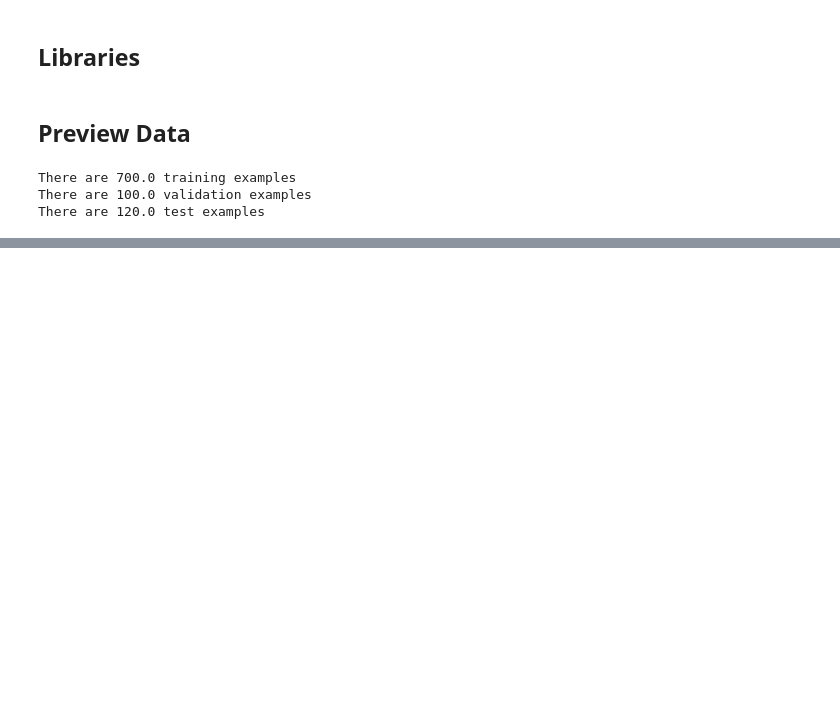
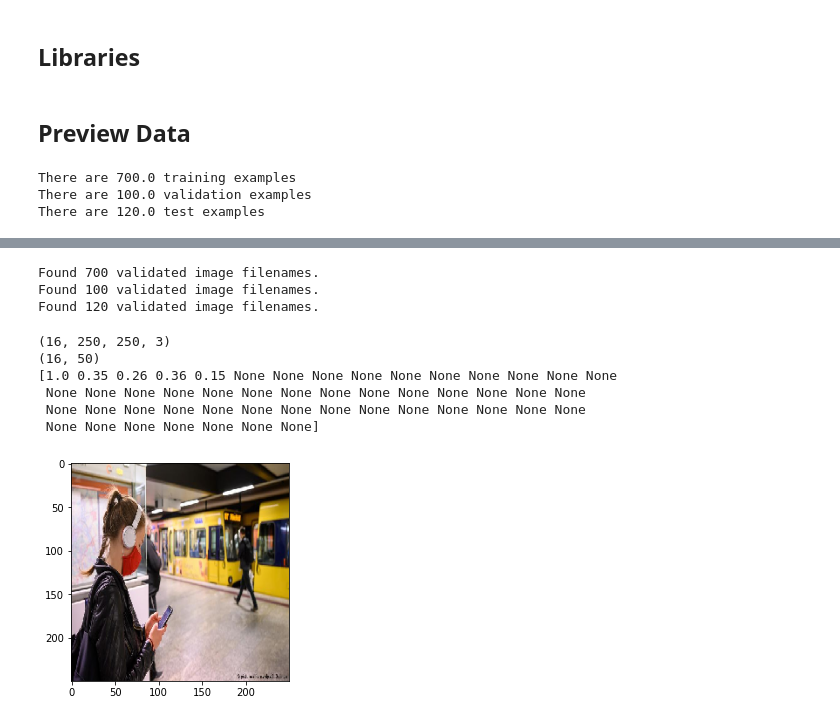
Before and after one commit to pprestridge/FaceMaskDetection, a Jupyter notebook: FaceMaskDetection.ipynb, the cells around one changed output, grey strips where cells are left out. Cells and saved outputs as stored; diff of their text form; code cells hidden in the pictures; blank space fills up the shorter version.

```diff
--- a/FaceMaskDetection.ipynb
+++ b/FaceMaskDetection.ipynb
@@ -222,0 +254,68 @@ print(testDF.shape)
+# %%
+#Get column Names of outputs
+DFCols = trainDF.columns
+XCol   = DFCols[0]
+yCols  = DFCols[1:]
+
+
+#Define Image size and shape
+target_size   = (250,250)
+target_shape = (250,250,3)
+
+#Setup an ImageDataGenerator for our training, validation, and test sets
+trainDatagen = tf.keras.preprocessing.image.ImageDataGenerator(rescale=1.0/255.0)
+trainGenerator = trainDatagen.flow_from_dataframe(dataframe=trainDF,
+                                                 x_col=XCol,
+                                                 y_col=yCols,
+                                                 batch_size=16,
+                                                 class_mode="raw",
+                                                 shuffle=True,
+                                                 color_mode = "rgb",
+                                                 target_size=target_size)
+
+validDatagen = tf.keras.preprocessing.image.ImageDataGenerator(rescale=1.0/255.0)
+validGenerator = validDatagen.flow_from_dataframe(dataframe=validDF,
+                                                 x_col=XCol,
+                                                 y_col=yCols,
+                                                 batch_size=16,
+                                                 class_mode="raw",
+                                                 shuffle=True,
+                                                 color_mode = "rgb",
+                                                 target_size=target_size)
+
+testDatagen = tf.keras.preprocessing.image.ImageDataGenerator(rescale=1.0/255.0)
+testGenerator = testDatagen.flow_from_dataframe(dataframe=testDF,
+                                                 x_col=XCol,
+                                                 y_col=yCols,
+                                                 batch_size=16,
+                                                 class_mode="raw",
+                                                 shuffle=True,
+                                                 color_mode = "rgb",
+                                                 target_size=target_size)
+
+trainGenerator._targets = np.stack(trainGenerator._targets)
+validGenerator._targets = np.stack(validGenerator._targets)
+# %% [output]
+Found 700 validated image filenames.
+Found 100 validated image filenames.
+Found 120 validated image filenames.
+# %%
+#Check dimensions
+X_train, y_train = next(trainGenerator)
+
+# Looking for (16, 250, 250, 3)
+print(X_train.shape)
+# Looking for (16,50)
+print(y_train.shape)
+
+image_arr = X_train[0]
+plt.imshow(image_arr)
+print(y_train[0])
+# %% [output]
+(16, 250, 250, 3)
+(16, 50)
+[1.0 0.35 0.26 0.36 0.15 None None None None None None None None None None
+ None None None None None None None None None None None None None None
+ None None None None None None None None None None None None None None
+ None None None None None None None]
+[figure, added]
```
Also changed, not shown: parts of 10 cells of this notebook.
